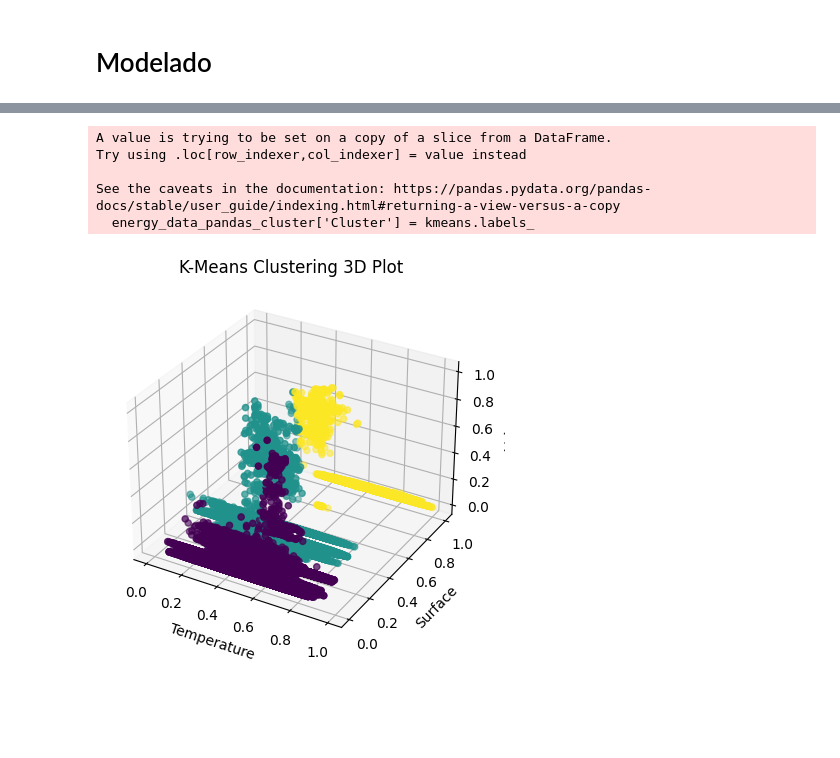
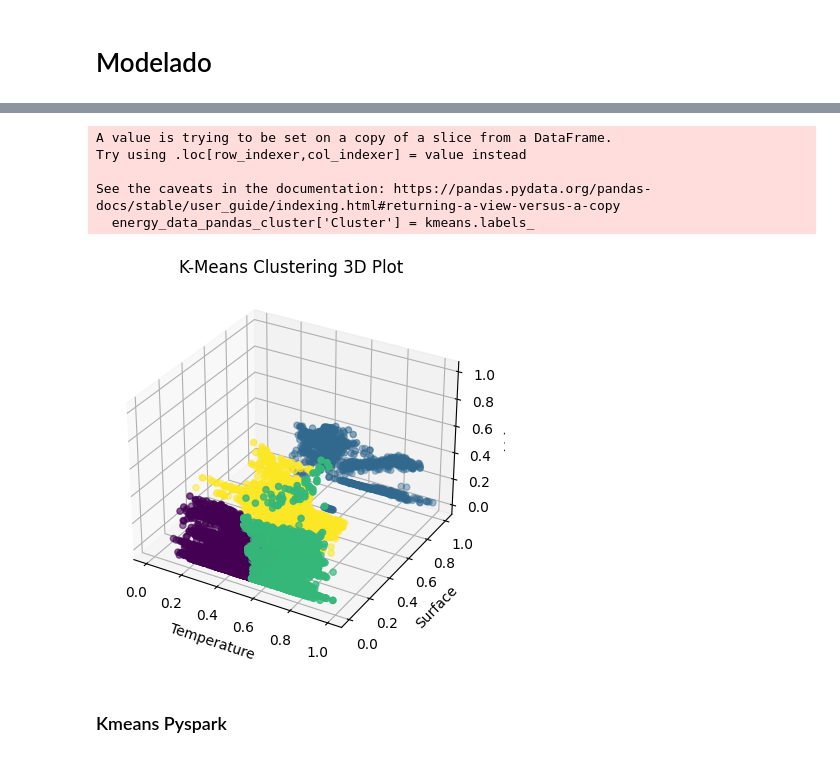
Before and after one commit to jfrenza/min_datos_gdes_vol_info, a Jupyter notebook: PySpark_Proyecto.ipynb, the cells around one changed output, grey strips where cells are left out. Drawn from its saved outputs; the diff is of its cells as text; code cells hidden in the pictures; blank space fills up the shorter version.

Commit message:
Complete Kmeans model

```diff
--- a/PySpark_Proyecto.ipynb
+++ b/PySpark_Proyecto.ipynb
@@ -550,4 +411,4 @@ only showing top 20 rows
 # %%
 # PySpark a Pandas
 
-energy_data_pandas = energy_data_categoria.toPandas()
+energy_data_pandas = energy_data_cat.toPandas()
@@ -568,6 +426,6 @@ plt.show()
 # %%
 scaler = MinMaxScaler()
-scaler.fit(energy_data_pandas[['value_imputada', 'Temperature', 'Surface']])
-energy_data_pandas[['value_imputada', 'Temperature', 'Surface']] = scaler.transform(energy_data_pandas[['value_imputada', 'Temperature', 'Surface']])
+scaler.fit(energy_data_pandas[['hourlyValue', 'Temperature', 'Surface']])
+energy_data_pandas[['hourlyValue', 'Temperature', 'Surface']] = scaler.transform(energy_data_pandas[['hourlyValue', 'Temperature', 'Surface']])
 energy_data_pandas
 # %% [output]
@@ -589,7 +471,7 @@ energy_data_pandas
 # %%
 from sklearn.cluster import KMeans
 # %%
-energy_data_pandas_cluster = energy_data_pandas[['Temperature', 'Surface', 'value_imputada']]
+energy_data_pandas_cluster = energy_data_pandas[['Temperature', 'Surface', 'hourlyValue']]
 # %%
 # Assuming you have your data in a variable named 'data'
 wcss = []  # Within-Cluster Sum of Squares
@@ -613,5 +495,5 @@ plt.show()
 # %%
-kmeans = KMeans(n_clusters=3, random_state=0, n_init="auto").fit(energy_data_pandas_cluster)
+kmeans = KMeans(n_clusters=4, random_state=0, n_init="auto").fit(energy_data_pandas_cluster)
 # %%
 
 from mpl_toolkits.mplot3d import Axes3D  # Import the 3D toolkit
@@ -620,32 +502,34 @@ from mpl_toolkits.mplot3d import Axes3D  # Import the 3D toolkit
 # Add the cluster labels to your DataFrame
 energy_data_pandas_cluster['Cluster'] = kmeans.labels_
 
 # Create a 3D scatter plot
 fig = plt.figure()
 ax = fig.add_subplot(111, projection='3d')
 
 # Define the X, Y, and Z axes using your column names
 x = energy_data_pandas_cluster['Temperature']
 y = energy_data_pandas_cluster['Surface']
-z = energy_data_pandas_cluster['value_imputada']
+z = energy_data_pandas_cluster['hourlyValue']
 
 # Scatter plot with cluster coloring
 ax.scatter(x, y, z, c=energy_data_pandas_cluster['Cluster'], cmap='viridis')
 
 # Set axis labels
 ax.set_xlabel('Temperature')
 ax.set_ylabel('Surface')
 ax.set_zlabel('Value')
 
 # Set the title
 plt.title('K-Means Clustering 3D Plot')
 
 # Show the 3D plot
 plt.show()
 # %% [output]
 A value is trying to be set on a copy of a slice from a DataFrame.
 Try using .loc[row_indexer,col_indexer] = value instead
 
 See the caveats in the documentation: https://pandas.pydata.org/pandas-docs/stable/user_guide/indexing.html#returning-a-view-versus-a-copy
   energy_data_pandas_cluster['Cluster'] = kmeans.labels_
-[figure, old version]
+[figure, new version]
+# %% [markdown]
+### Kmeans Pyspark
```
Also changed, not shown: parts of 78 cells of this notebook.
